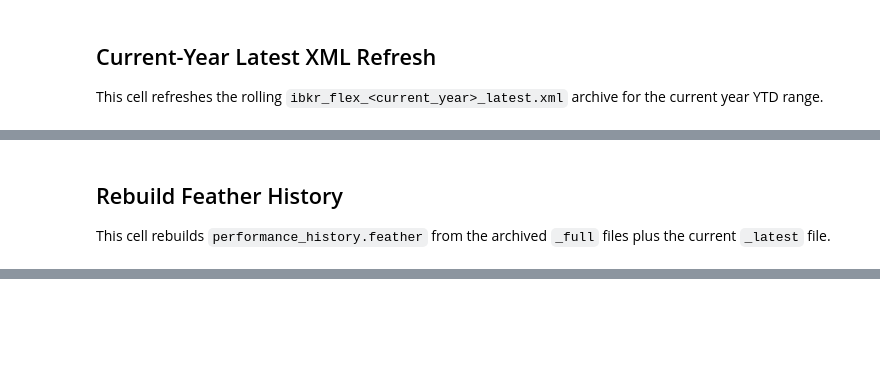
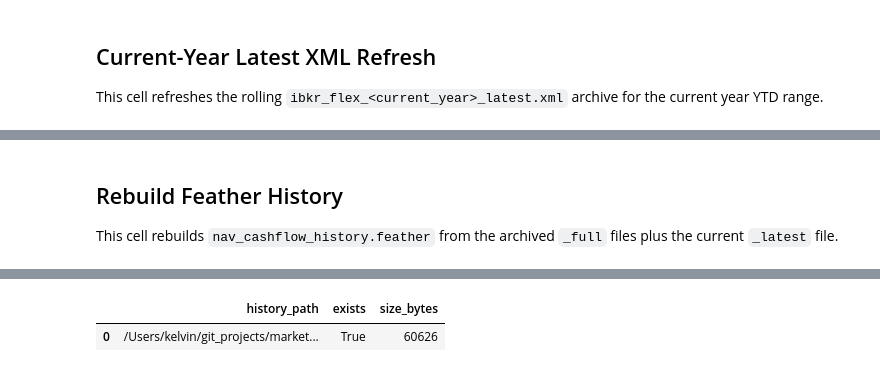
Before and after one commit to kingther94c/market_helper, a Jupyter notebook: notebooks/examples/perf_report.ipynb, the cells around one changed output, grey strips where cells are left out. Cells and saved outputs as stored; diff of their text form; code cells hidden in the pictures; blank space fills up the shorter version.

```diff
--- a/notebooks/examples/perf_report.ipynb
+++ b/notebooks/examples/perf_report.ipynb
@@ -242,11 +291,11 @@ display(archive_records_to_frame([latest_record]))
 # %% [markdown]
 ## Rebuild Feather History
 
-This cell rebuilds `performance_history.feather` from the archived `_full` files plus the current `_latest` file.
+This cell rebuilds `nav_cashflow_history.feather` from the archived `_full` files plus the current `_latest` file.
 # %%
 history_path = run_step(
     "history:rebuild-feather",
-    rebuild_ibkr_flex_performance_history,
+    rebuild_ibkr_flex_nav_cashflow_history,
     output_dir=OUTPUT_DIR,
     extra_xml_paths=[latest_record.target_path],
 )
@@ -261,3 +310,4 @@ display(
         ]
     )
 )
+# %% [output]
@@ -264,3 +316,5 @@ display(
+|  | history_path | exists | size_bytes |
+| 0 | /Users/kelvin/git_projects/market... | True | 60626 |
 # %%
 latest_xml_text = latest_record.target_path.read_text(encoding="utf-8")
 latest_root = ET.fromstring(latest_xml_text)
```
Also changed, not shown: parts of 15 cells of this notebook, 15 other files.
